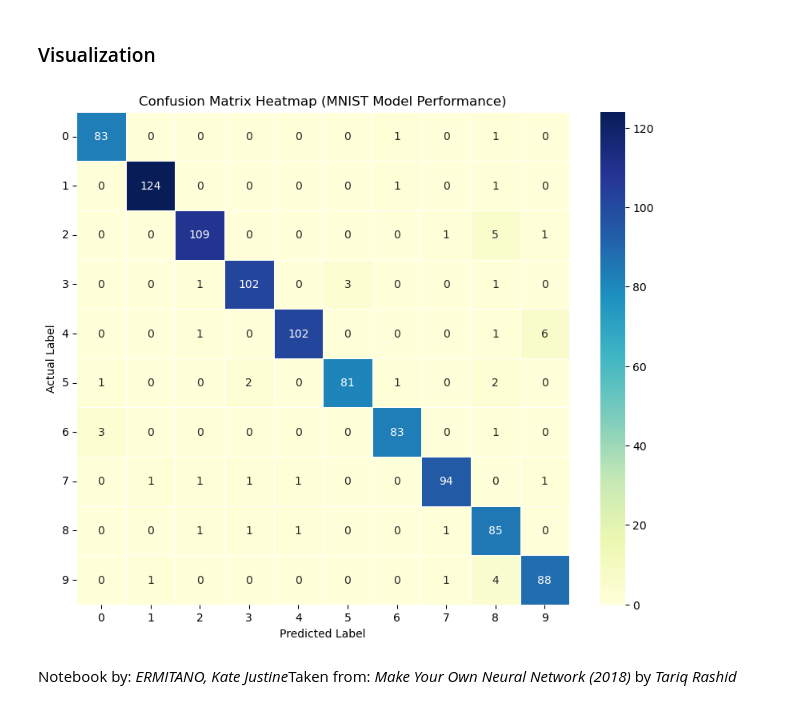
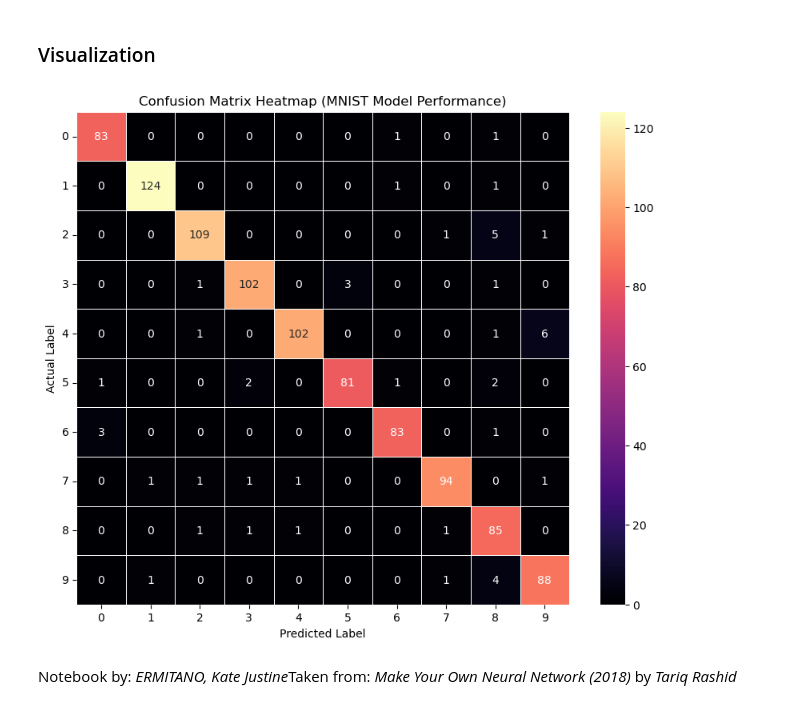
Before and after one commit to mitano-17/Let-s-Build-A-Neural-Network, a Jupyter notebook: my_neural_network.ipynb, the cells around one changed output. Cells and saved outputs as stored; diff of their text form; code cells hidden in the pictures.

```diff
--- a/my_neural_network.ipynb
+++ b/my_neural_network.ipynb
@@ -1567,16 +1567,16 @@ from sklearn.metrics import confusion_matrix
 cm = confusion_matrix(correctCounts, predictedCounts)
 # %%
 plt.figure(figsize=(10, 8))
-sns.heatmap(cm, annot=True, fmt="d", cmap="YlGnBu", linewidths=0.5, square=True, cbar=True)
+sns.heatmap(cm, annot=True, fmt="d", cmap="magma", linewidths=0.5, square=True, cbar=True)
 
 plt.xlabel("Predicted Label")
 plt.ylabel("Actual Label")
 plt.title("Confusion Matrix Heatmap (MNIST Model Performance)")
 plt.xticks(np.arange(10) + 0.5, range(10))
 plt.yticks(np.arange(10) + 0.5, range(10), rotation=0)
 
 plt.show()
 # %% [output]
-[figure, old version]
+[figure, new version]
 # %% [markdown]
 Notebook by: <i>ERMITANO, Kate Justine</i></br>Taken from: <i>Make Your Own Neural Network (2018)</i> by <i>Tariq Rashid</i>
```
